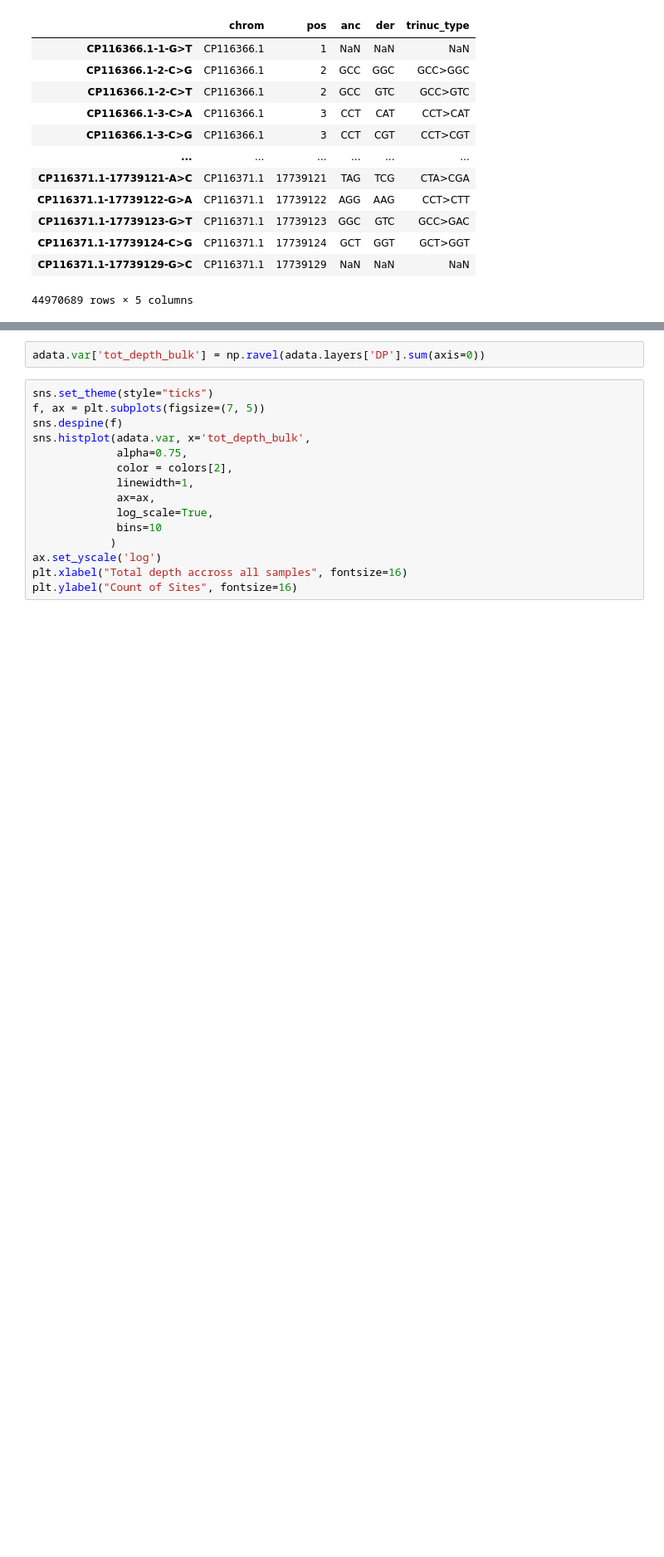
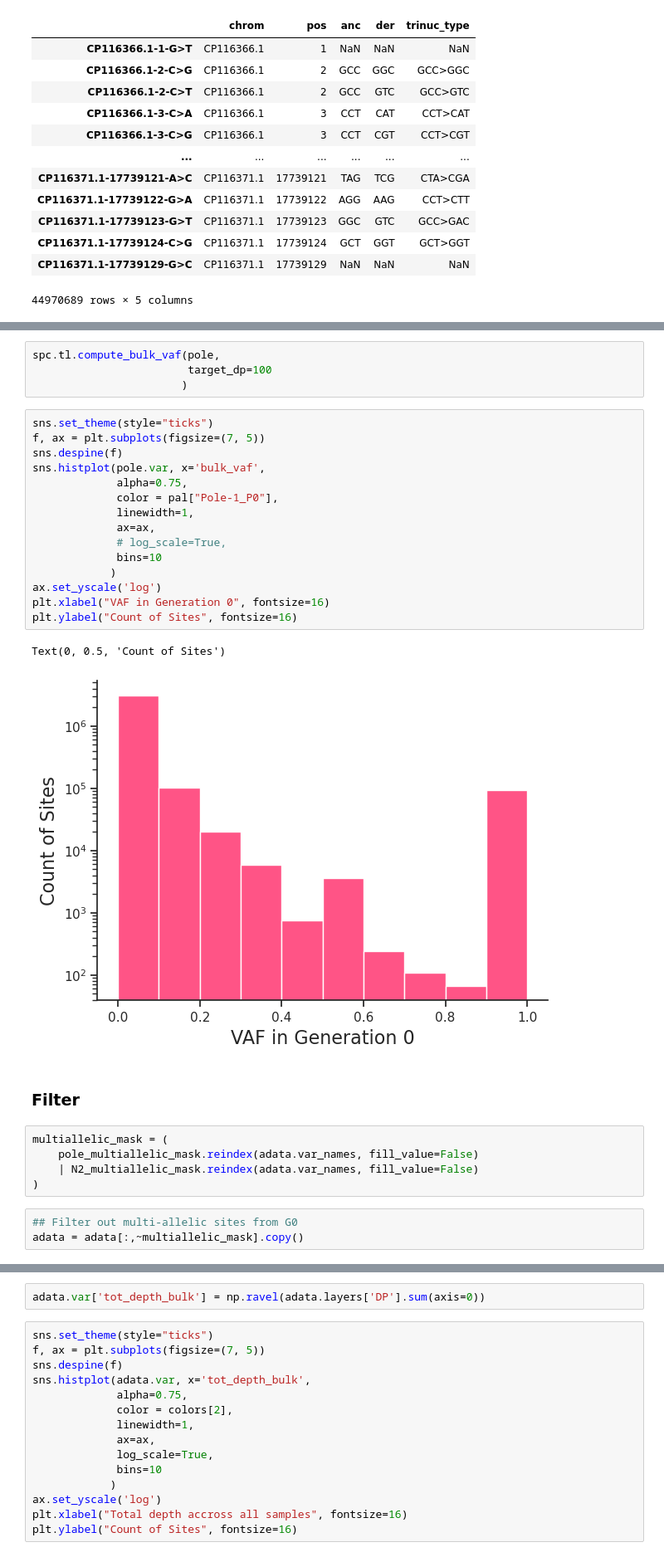
Before and after one commit to SrivatsanLab/SPC_genome, a Jupyter notebook: notebooks/worm_mut_accumulation.ipynb, the cells around one changed output, grey strips where cells are left out. Shown at 83% size. Saved outputs shown, nothing was run; the diff lists cells and outputs as text; blank space fills up the shorter version.

```diff
--- a/notebooks/worm_mut_accumulation.ipynb
+++ b/notebooks/worm_mut_accumulation.ipynb
@@ -151,0 +266,32 @@ adata.var
+# %%
+spc.tl.compute_bulk_vaf(pole,
+                        target_dp=100
+                       )
+# %%
+sns.set_theme(style="ticks")
+f, ax = plt.subplots(figsize=(7, 5))
+sns.despine(f)
+sns.histplot(pole.var, x='bulk_vaf',
+             alpha=0.75,
+             color = pal["Pole-1_P0"],
+             linewidth=1,
+             ax=ax,
+             # log_scale=True,
+             bins=10
+            )
+ax.set_yscale('log')
+plt.xlabel("VAF in Generation 0", fontsize=16)
+plt.ylabel("Count of Sites", fontsize=16)
+# %% [output]
+Text(0, 0.5, 'Count of Sites')
+[figure, added]
+# %% [markdown]
+### Filter
+# %%
+multiallelic_mask = (
+    pole_multiallelic_mask.reindex(adata.var_names, fill_value=False)
+    | N2_multiallelic_mask.reindex(adata.var_names, fill_value=False)
+)
+# %%
+## Filter out multi-allelic sites from G0
+adata = adata[:,~multiallelic_mask].copy()
```
Also changed, not shown: parts of 87 cells of this notebook, 2 other files.
